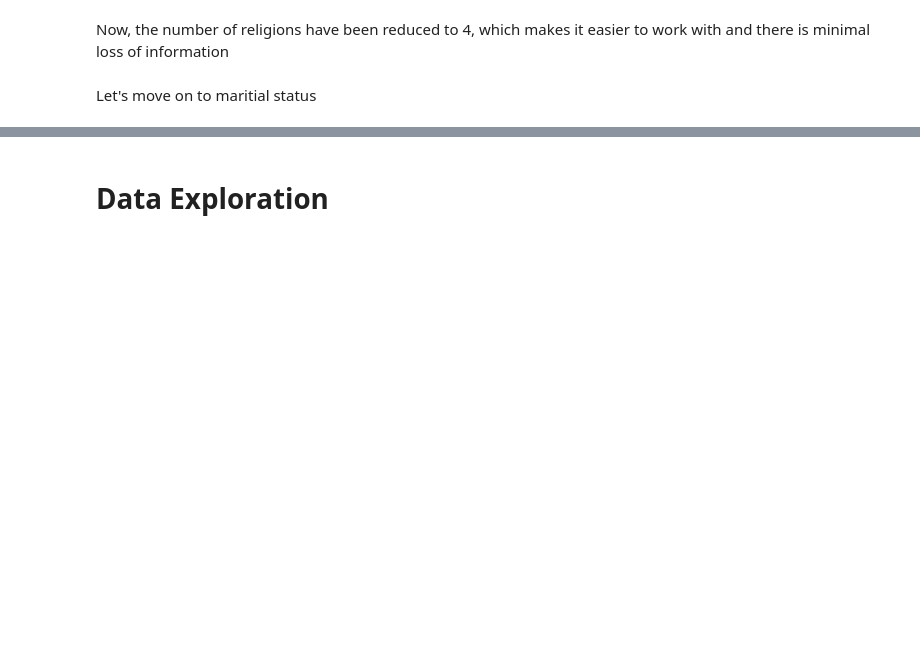
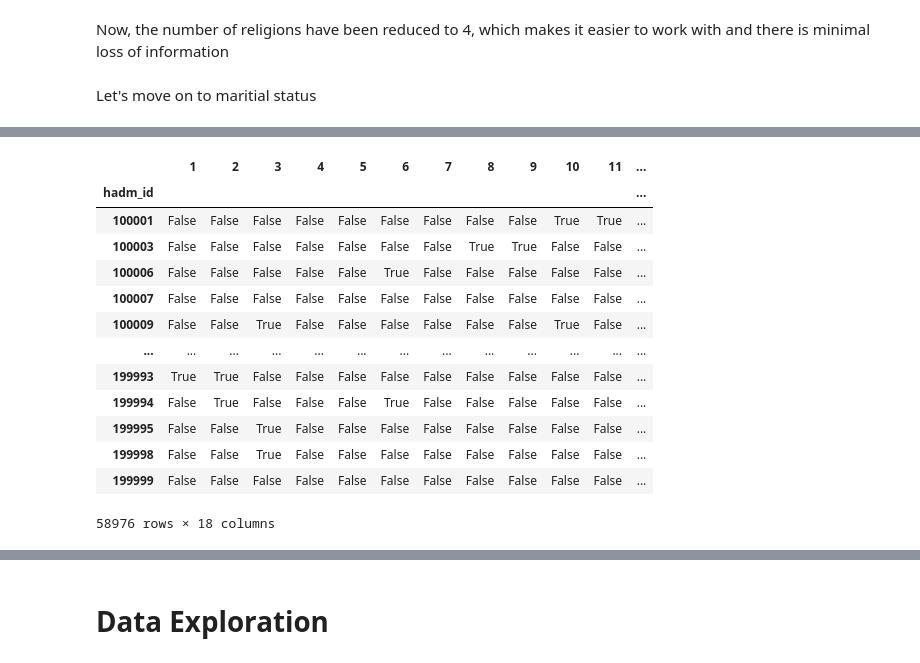
Before and after one commit to Gagan-K-Shetty/Da_project, a Jupyter notebook: Hospital_readmission.ipynb, the cells around one changed output, grey strips where cells are left out. Saved outputs shown, nothing was run; the diff lists cells and outputs as text; code cells hidden in the pictures; blank space fills up the shorter version.

```diff
--- a/Hospital_readmission.ipynb
+++ b/Hospital_readmission.ipynb
@@ -211,0 +837,4 @@ Name: marital_status, dtype: int64
+# %%
+admissions["readmit_6_months"] = admissions.apply(classify_for_readmits_within_6_months,axis = 1)
+admissions["readmit_1_months"] = admissions.apply(classify_for_readmits_within_1_month,axis = 1)
+admissions[["subject_id","readmit_6_months","readmit_1_months"]]
@@ -211,0 +893,11 @@ Name: marital_status, dtype: int64
+# %%
+gp = admissions.groupby('subject_id')
+df1=pd.DataFrame(columns=['subject_id','admittime','dischtime',"admission_type"])
+reoccuring_ids=list(admissions['subject_id'].value_counts()[admissions['subject_id'].value_counts()>1].index)
+for x in reoccuring_ids:
+    a=gp.get_group(x)[['subject_id','admittime','dischtime',"admission_type"]]
+    df1=pd.concat([df1,calc_read_within_6(a)],axis=0)
+
+df1=df1.sort_values(by='subject_id')[['subject_id','admittime','past_emergencies']]
+admissions=pd.merge(admissions,df1,on=['subject_id','admittime'],how='left')
+admissions['past_emergencies'].fillna(0,inplace=True)
@@ -211,0 +1036,4 @@ Name: marital_status, dtype: int64
+# %%
+c1 = charlson["CharlsonRules1.csv"]
+c2 = charlson["CharlsonRules2.csv"]
+c3 = charlson["CharlsonRules3.csv"]
@@ -211,0 +1081,4 @@ Name: marital_status, dtype: int64
+# %%
+group_map = c3[["Group","PartialICD9"]].groupby(["Group"])["PartialICD9"].apply(lambda x : ",".join(x))
+group_map = group_map.to_dict()
+group_map
@@ -211,0 +1104,32 @@ Name: marital_status, dtype: int64
+# %%
+def get_group(x):
+    for group in range(1,19):
+        if x.startswith(tuple(group_map[group].split(','))):
+            return group
+diagnoses.icd9_code = diagnoses.icd9_code.astype('str')
+diagnoses['group'] = diagnoses.icd9_code.apply(get_group)
+diagnoses.group = pd.Categorical(diagnoses.group,categories=range(1,19))
+temp = pd.concat((diagnoses,pd.get_dummies(diagnoses.group)),axis=1).drop(columns=["icd9_code","row_id","seq_num","subject_id","group"])
+temp = temp.groupby("hadm_id").max(axis=0)
+def to_bin(x):
+    if x==1:
+        return True
+    return False
+for x in temp.columns:
+  temp[x] = temp[x].apply(to_bin)
+temp
+# %% [output]
+|  | 1 | 2 | 3 | 4 | 5 | 6 | 7 | 8 | 9 | 10 | 11 | ... |
+| hadm_id |  |  |  |  |  |  |  |  |  |  |  | ... |
+| 100001 | False | False | False | False | False | False | False | False | False | True | True | ... |
+| 100003 | False | False | False | False | False | False | False | True | True | False | False | ... |
+| 100006 | False | False | False | False | False | True | False | False | False | False | False | ... |
+| 100007 | False | False | False | False | False | False | False | False | False | False | False | ... |
+| 100009 | False | False | True | False | False | False | False | False | False | True | False | ... |
+| ... | ... | ... | ... | ... | ... | ... | ... | ... | ... | ... | ... | ... |
+| 199993 | True | True | False | False | False | False | False | False | False | False | False | ... |
+| 199994 | False | True | False | False | False | True | False | False | False | False | False | ... |
+| 199995 | False | False | True | False | False | False | False | False | False | False | False | ... |
+| 199998 | False | False | True | False | False | False | False | False | False | False | False | ... |
+| 199999 | False | False | False | False | False | False | False | False | False | False | False | ... |
+58976 rows × 18 columns
```
Also changed, not shown: parts of 147 cells of this notebook.
